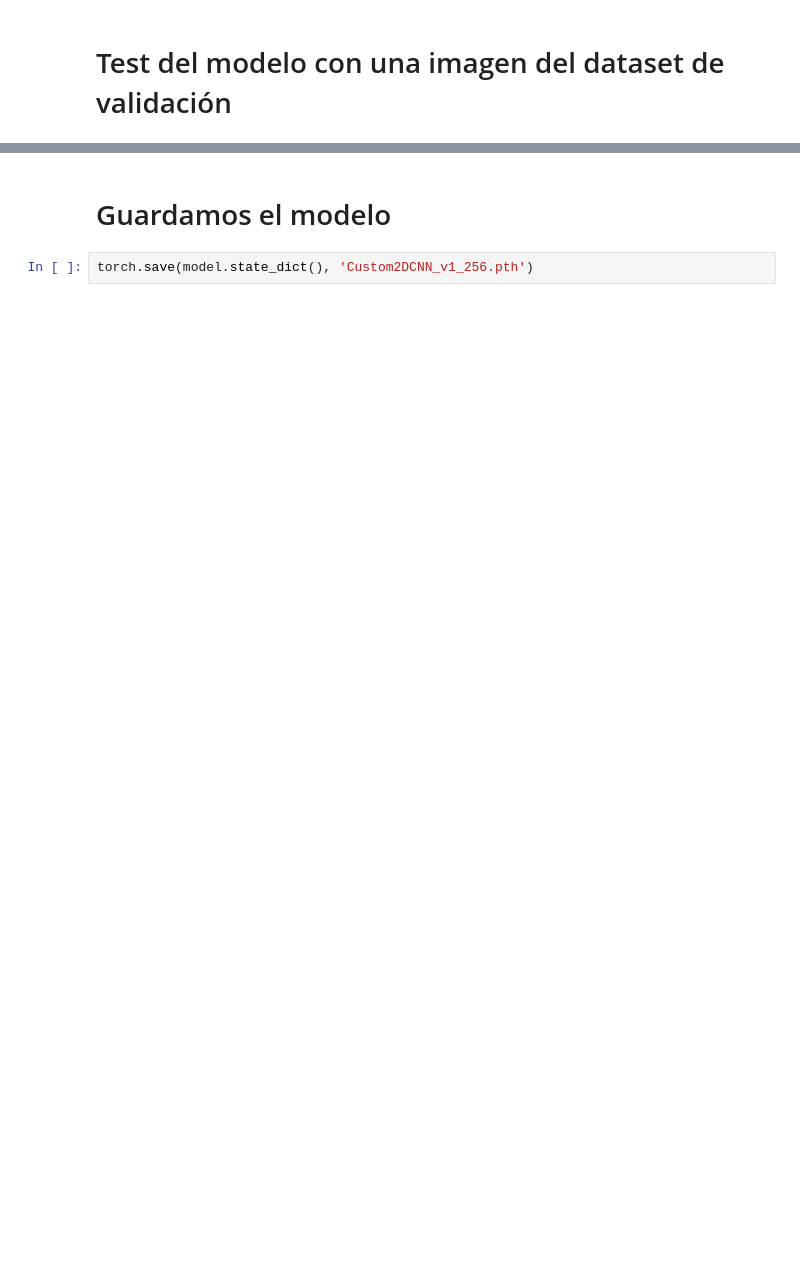
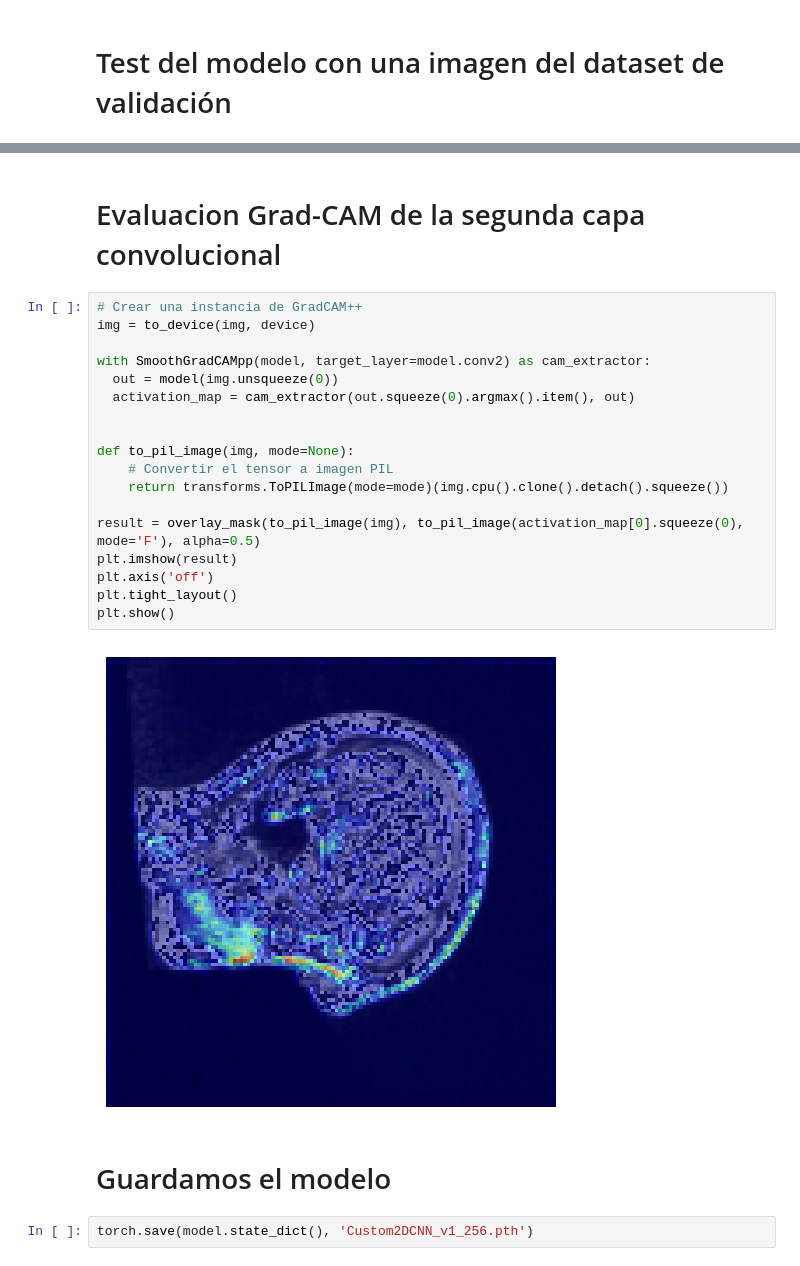
Before and after one commit to paurosellfarre/MIA-TFM-Magnetic_Resonance_Movement_Artifact_Detector-AI, a Jupyter notebook: MIA-TFM-RN-2D-CNN_v1_256.ipynb, the cells around one changed output, grey strips where cells are left out. Saved outputs shown, nothing was run; the diff lists cells and outputs as text; blank space fills up the shorter version.

```diff
--- a/MIA-TFM-RN-2D-CNN_v1_256.ipynb
+++ b/MIA-TFM-RN-2D-CNN_v1_256.ipynb
@@ -313,3 +427,25 @@ Categoria Correcta: threes , Predicción: threes
+# %% [markdown]
+# Evaluacion Grad-CAM de la segunda capa convolucional
+# %%
+# Crear una instancia de GradCAM++
+img = to_device(img, device)
+
+with SmoothGradCAMpp(model, target_layer=model.conv2) as cam_extractor:
+  out = model(img.unsqueeze(0))
+  activation_map = cam_extractor(out.squeeze(0).argmax().item(), out)
+
+
+def to_pil_image(img, mode=None):
+    # Convertir el tensor a imagen PIL
+    return transforms.ToPILImage(mode=mode)(img.cpu().clone().detach().squeeze())
+
+result = overlay_mask(to_pil_image(img), to_pil_image(activation_map[0].squeeze(0), mode='F'), alpha=0.5)
+plt.imshow(result)
+plt.axis('off')
+plt.tight_layout()
+plt.show()
+# %% [output]
+[figure, added]
 # %% [markdown]
 # Guardamos el modelo
 # %%
```
Also changed, not shown: parts of 19 cells of this notebook, 5 other files.
